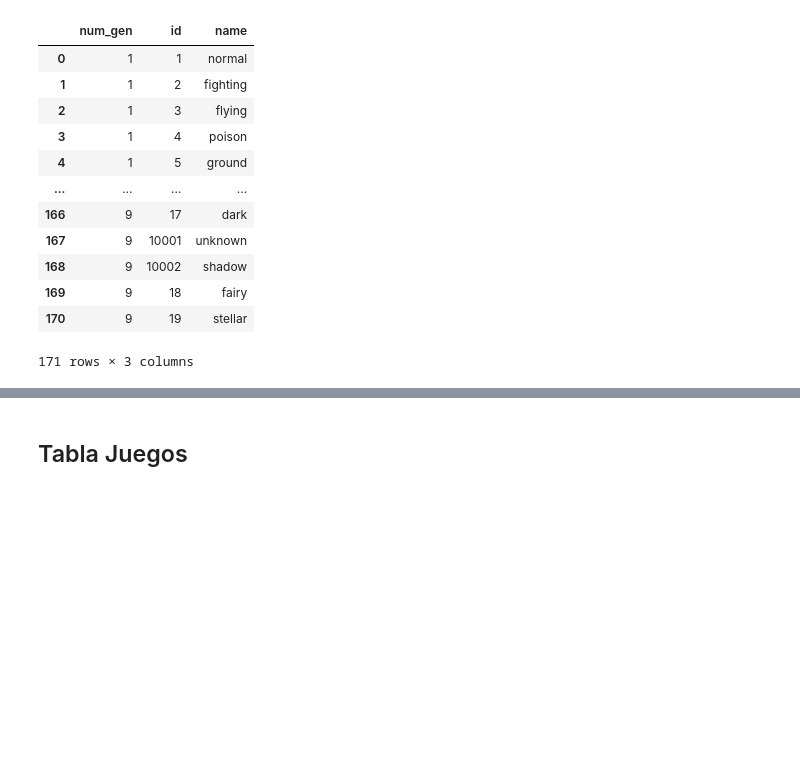
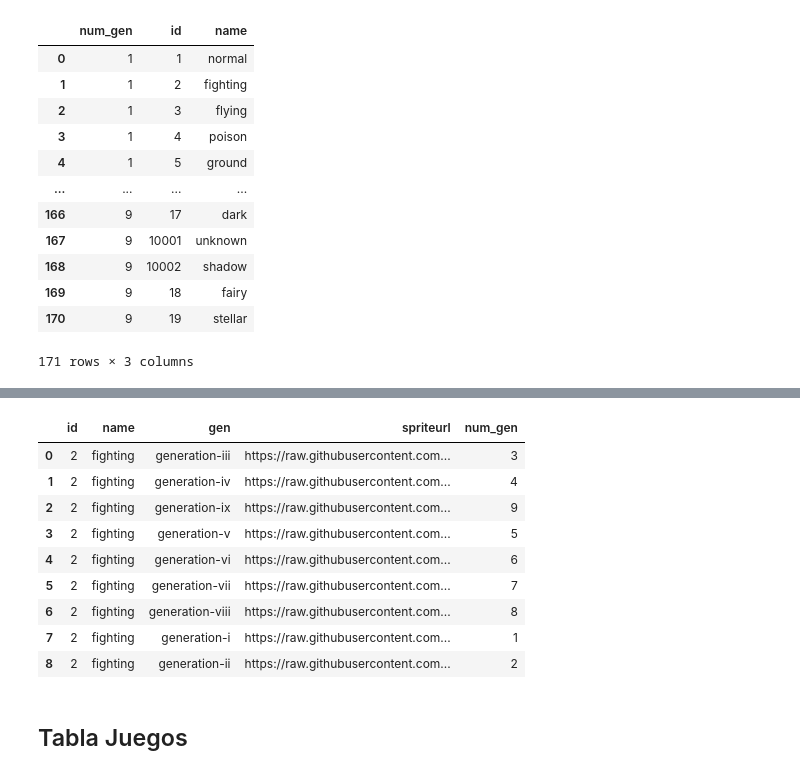
Before and after one commit to ADavid096/pokeproject, a Jupyter notebook: Script_infoDB.ipynb, the cells around one changed output, grey strips where cells are left out. Saved outputs shown, nothing was run; the diff lists cells and outputs as text; code cells hidden in the pictures; blank space fills up the shorter version.

```diff
--- a/Script_infoDB.ipynb
+++ b/Script_infoDB.ipynb
@@ -239,6 +239,8 @@ tabla_gen
 | 6 | 7 | generation-vii | alola |
 | 7 | 8 | generation-viii | galar |
 | 8 | 9 | generation-ix | paldea |
+# %%
+mapa = tabla_gen.set_index("gen")["num_gen"]#Se guarda este diccionario para indicar el "num_gen" en base a la "gen"
 # %% [markdown]
 ## Tabla Generacion-Tipo
 # %%
@@ -342,19 +392,19 @@ https://raw.githubusercontent.com/PokeAPI/sprites/master/sprites/types/generatio
 # %%
 #Listado de Sprites por generacion de 1 tipo
-gencolector = []
+
 for c in range(len(sprites_url)):
   gensprite = {}
-  eldotas = eldatas[sprites_url[c]].dropna()
-  #print("--------")
-  #print(sprites_url[c])#Generacion
-  #print(eldotas.iloc[0]["name_icon"])#Imagen de la generacion
-  gensprite["gen"] = sprites_url[c]
-  gensprite["spriteurl"] = eldotas.iloc[0]["name_icon"]
+  eldotas = eldatas[sprites_url[c]].dropna()#Se borran todos los valores NaN
+  gensprite["id"] = data["id"]
+  gensprite["name"] = data["name"]
+  gensprite["gen"] = sprites_url[c]#Generacion
+  gensprite["spriteurl"] = eldotas.iloc[0]["name_icon"]#Imagen de la generacion
   gencolector.append(gensprite)
 
 #Agregar la primera y segunda generacion
-gencolector.append({"gen":"generation-i","spriteurl":gencolector["gen"=="generation-iii"]["spriteurl"]})
-gencolector.append({"gen":"generation-ii","spriteurl":gencolector["gen"=="generation-iii"]["spriteurl"]})
+gencolector.append({"id":data["id"],"name":data["name"],"gen":"generation-i","spriteurl":gencolector["gen"=="generation-iii"]["spriteurl"]})
+gencolector.append({"id":data["id"],"name":data["name"],"gen":"generation-ii","spriteurl":gencolector["gen"=="generation-iii"]["spriteurl"]})
 #Visualizar resultado
-gencolector
+#Este dataframe bota el id tipo, el nombre del tipo y la generacion en texto y el sprite
+dfgencolector =pd.DataFrame(gencolector)
 # %% [output]
@@ -392,3 +438,18 @@ pd.DataFrame(gencolector)
+# %%
+#Se agrega el num_gen al final, luego de realizar el dataframe final con todos los tipos
+dfgencolector["num_gen"] = dfgencolector["gen"].map(mapa)
+dfgencolector
+# %% [output]
+|  | id | name | gen | spriteurl | num_gen |
+| 0 | 2 | fighting | generation-iii | https://raw.githubusercontent.com... | 3 |
+| 1 | 2 | fighting | generation-iv | https://raw.githubusercontent.com... | 4 |
+| 2 | 2 | fighting | generation-ix | https://raw.githubusercontent.com... | 9 |
+| 3 | 2 | fighting | generation-v | https://raw.githubusercontent.com... | 5 |
+| 4 | 2 | fighting | generation-vi | https://raw.githubusercontent.com... | 6 |
+| 5 | 2 | fighting | generation-vii | https://raw.githubusercontent.com... | 7 |
+| 6 | 2 | fighting | generation-viii | https://raw.githubusercontent.com... | 8 |
+| 7 | 2 | fighting | generation-i | https://raw.githubusercontent.com... | 1 |
+| 8 | 2 | fighting | generation-ii | https://raw.githubusercontent.com... | 2 |
 # %%
 #Pendiente Efectividades
 # %% [markdown]
```
Also changed, not shown: parts of 14 cells of this notebook.
